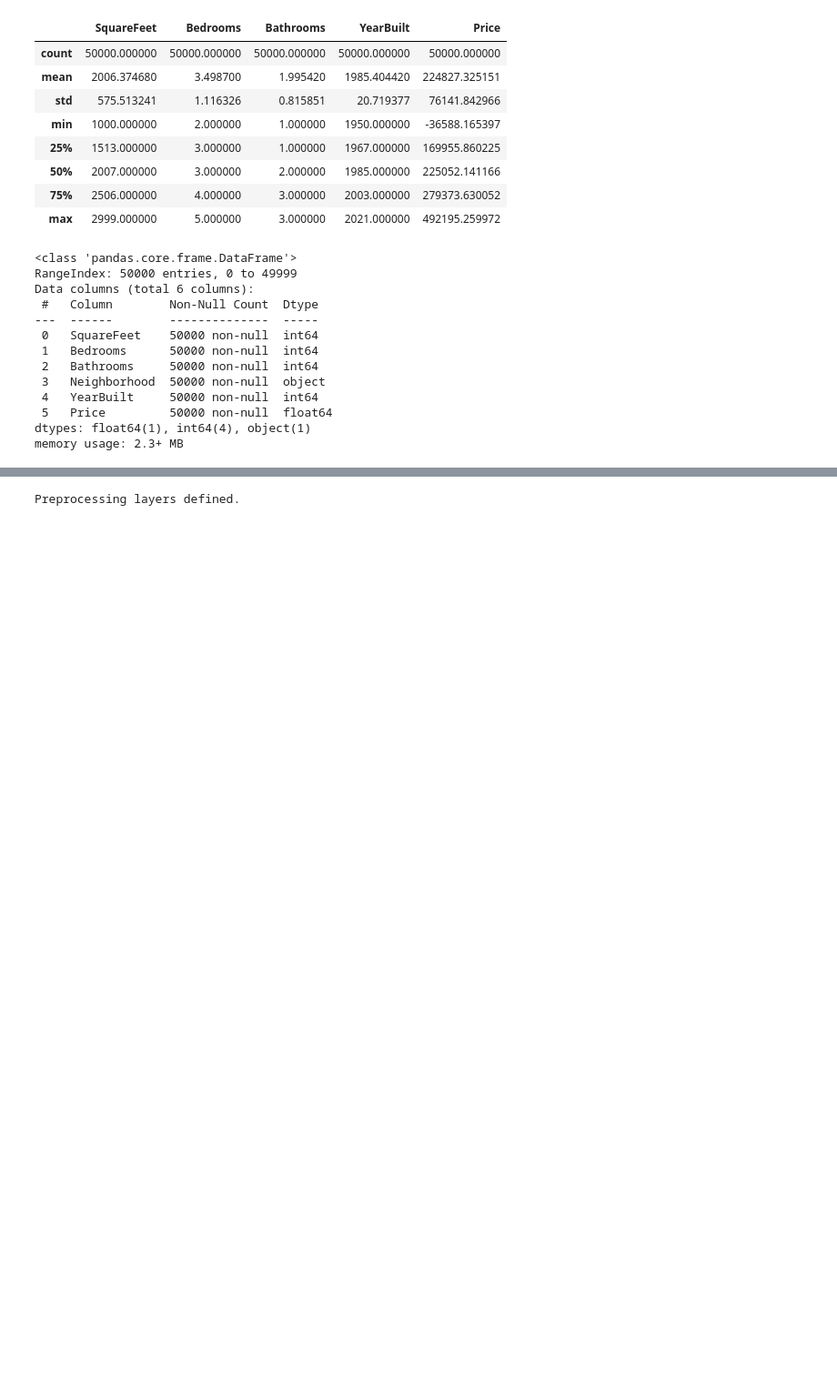
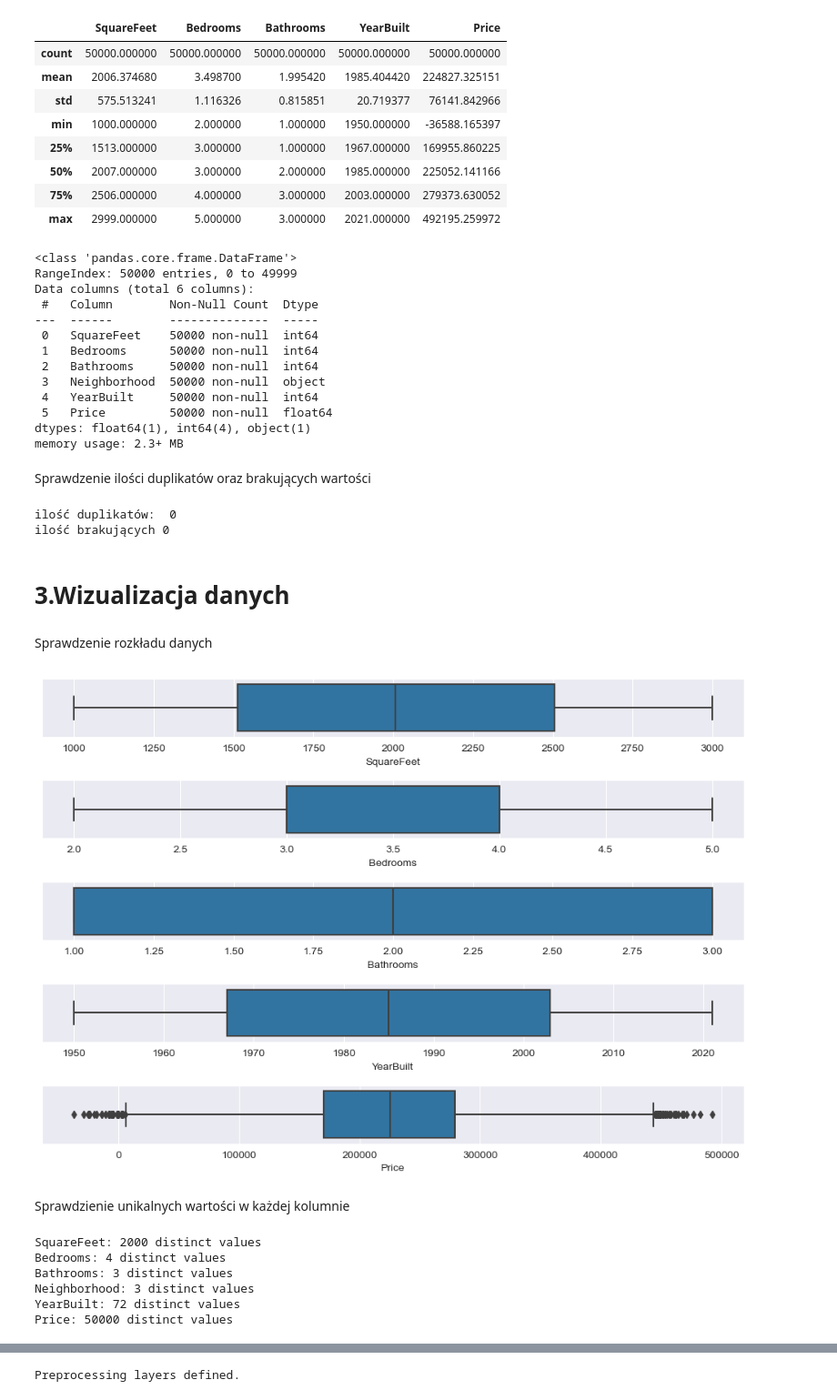
Before and after one commit to staszczm/LaboratoriumPRIAD, a Jupyter notebook: index.ipynb, the cells around one changed output, grey strips where cells are left out. Shown at 91% size. Saved outputs shown, nothing was run; the diff lists cells and outputs as text; code cells hidden in the pictures; blank space fills up the shorter version.

```diff
--- a/index.ipynb
+++ b/index.ipynb
@@ -46,3 +50,40 @@ Data columns (total 6 columns):
  5   Price         50000 non-null  float64
 dtypes: float64(1), int64(4), object(1)
 memory usage: 2.3+ MB
+# %% [markdown]
+Sprawdzenie ilości duplikatów oraz brakujących wartości
+# %%
+print("ilość duplikatów: ", raw_dataset.duplicated().sum())
+print("ilość brakujących", raw_dataset.isnull().sum().sum())
+# %% [output]
+ilość duplikatów:  0
+ilość brakujących 0
+# %% [markdown]
+# 3.Wizualizacja danych
+# %% [markdown]
+Sprawdzenie rozkładu danych
+# %%
+columns_names = ['SquareFeet', 'Bedrooms','Bathrooms','YearBuilt','Price']
+
+fig, ax = plt.subplots(len(columns_names), 1, figsize=(12, 8))
+fig.subplots_adjust(hspace=0.75)
+
+for i in range(len(columns_names)):
+    sns.boxplot(x=columns_names[i], data=raw_dataset, ax=ax[i])
+
+plt.show()
+# %% [output]
+[figure, added]
+# %% [markdown]
+Sprawdzienie unikalnych wartości w każdej kolumnie
+# %%
+for column in raw_dataset.columns:
+    num_distinct_values = len(raw_dataset[column].unique())
+    print(f"{column}: {num_distinct_values} distinct values")
+# %% [output]
+SquareFeet: 2000 distinct values
+Bedrooms: 4 distinct values
+Bathrooms: 3 distinct values
+Neighborhood: 3 distinct values
+YearBuilt: 72 distinct values
+Price: 50000 distinct values
```
Also changed, not shown: parts of 23 cells of this notebook.
